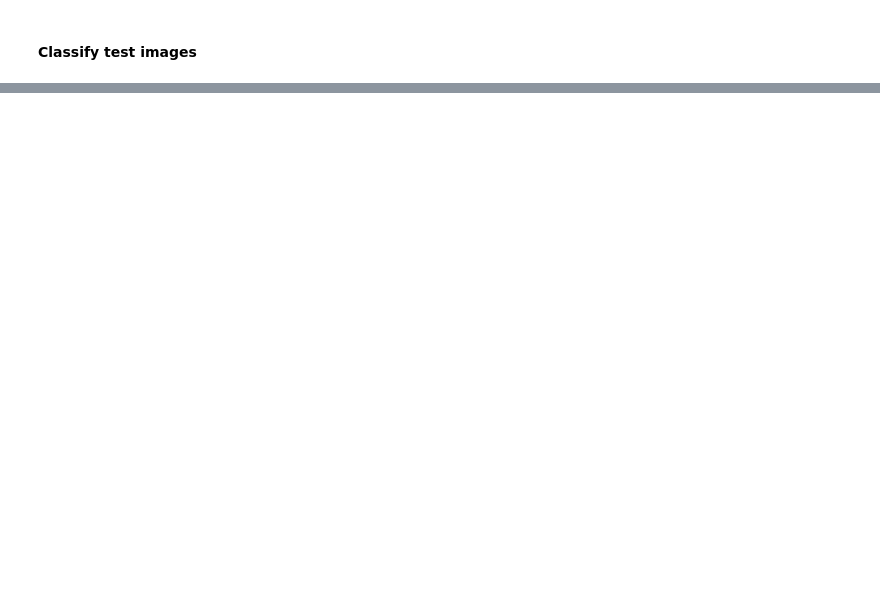
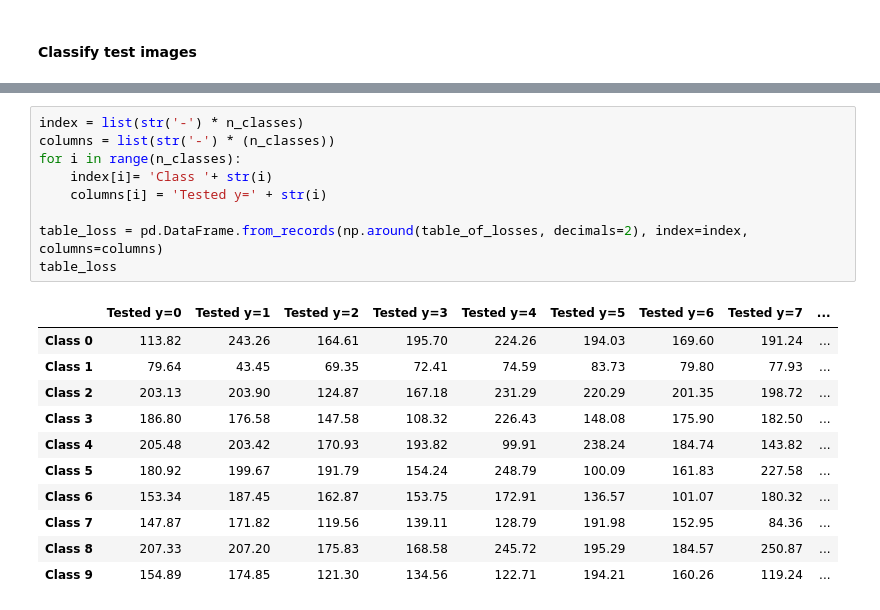
Before and after one commit to lorenzosintini/4YP, a Jupyter notebook: CVAE.ipynb, the cells around one changed output, grey strips where cells are left out. Cells and saved outputs as stored; diff of their text form; blank space fills up the shorter version.

```diff
--- a/CVAE.ipynb
+++ b/CVAE.ipynb
@@ -457,0 +487,21 @@ Incorrectly labelled pictures:312/10000 -> Error: 3.1199999999999997%
+# %%
+index = list(str('-') * n_classes)
+columns = list(str('-') * (n_classes))
+for i in range(n_classes):
+    index[i]= 'Class '+ str(i)
+    columns[i] = 'Tested y=' + str(i)
+
+table_loss = pd.DataFrame.from_records(np.around(table_of_losses, decimals=2), index=index, columns=columns)
+table_loss
+# %% [output]
+|  | Tested y=0 | Tested y=1 | Tested y=2 | Tested y=3 | Tested y=4 | Tested y=5 | Tested y=6 | Tested y=7 | ... |
+| Class 0 | 113.82 | 243.26 | 164.61 | 195.70 | 224.26 | 194.03 | 169.60 | 191.24 | ... |
+| Class 1 | 79.64 | 43.45 | 69.35 | 72.41 | 74.59 | 83.73 | 79.80 | 77.93 | ... |
+| Class 2 | 203.13 | 203.90 | 124.87 | 167.18 | 231.29 | 220.29 | 201.35 | 198.72 | ... |
+| Class 3 | 186.80 | 176.58 | 147.58 | 108.32 | 226.43 | 148.08 | 175.90 | 182.50 | ... |
+| Class 4 | 205.48 | 203.42 | 170.93 | 193.82 | 99.91 | 238.24 | 184.74 | 143.82 | ... |
+| Class 5 | 180.92 | 199.67 | 191.79 | 154.24 | 248.79 | 100.09 | 161.83 | 227.58 | ... |
+| Class 6 | 153.34 | 187.45 | 162.87 | 153.75 | 172.91 | 136.57 | 101.07 | 180.32 | ... |
+| Class 7 | 147.87 | 171.82 | 119.56 | 139.11 | 128.79 | 191.98 | 152.95 | 84.36 | ... |
+| Class 8 | 207.33 | 207.20 | 175.83 | 168.58 | 245.72 | 195.29 | 184.57 | 250.87 | ... |
+| Class 9 | 154.89 | 174.85 | 121.30 | 134.56 | 122.71 | 194.21 | 160.26 | 119.24 | ... |
```
Also changed, not shown: parts of 12 cells of this notebook.
